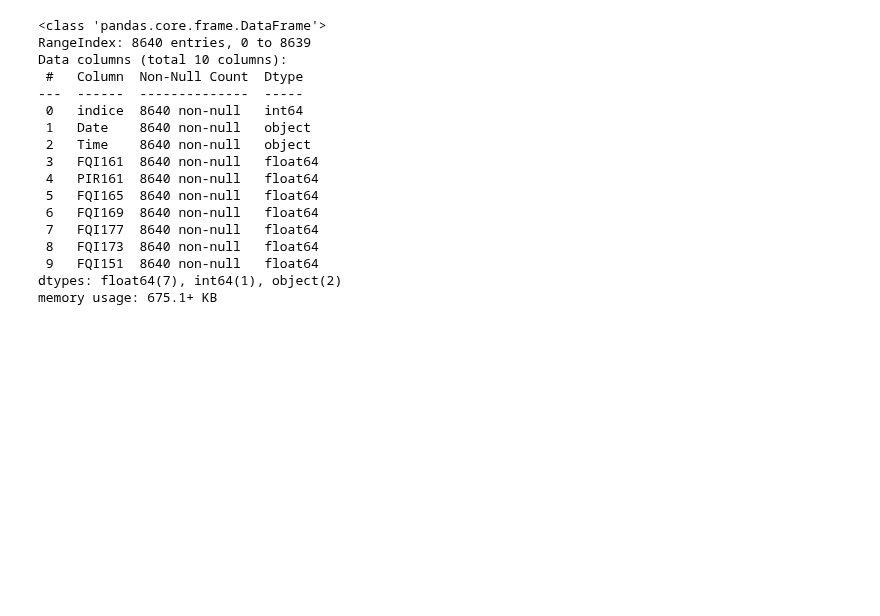
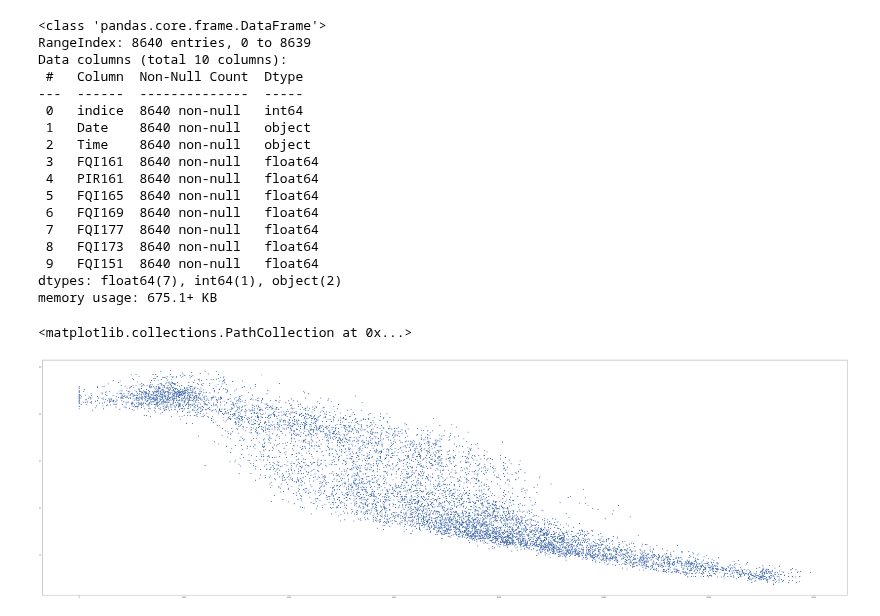
Before and after one commit to JuanCappelletti/Consteel_H06, a Jupyter notebook: ensayo.ipynb, the cells around one changed output. Saved outputs shown, nothing was run; the diff lists cells and outputs as text; code cells hidden in the pictures; blank space fills up the shorter version.

```diff
--- a/ensayo.ipynb
+++ b/ensayo.ipynb
@@ -65,6 +65,12 @@ print('Analisis rapidos.' )
 
 
 TABLA1(dfD)
+# %%
+fig1, ax = plt.subplots(1, figsize=(100,30))
+ax.scatter(df1.FQI161,df1.PIR161)
+# %% [output]
+<matplotlib.collections.PathCollection at 0x...>
+[figure, added]
 # %%
 #@title TREND DE PRESIÓN Y CAUDAL DEL DATASET
 #Data_set = df #@param {type:"raw"}
```
Also changed, not shown: parts of 1 cell of this notebook.
